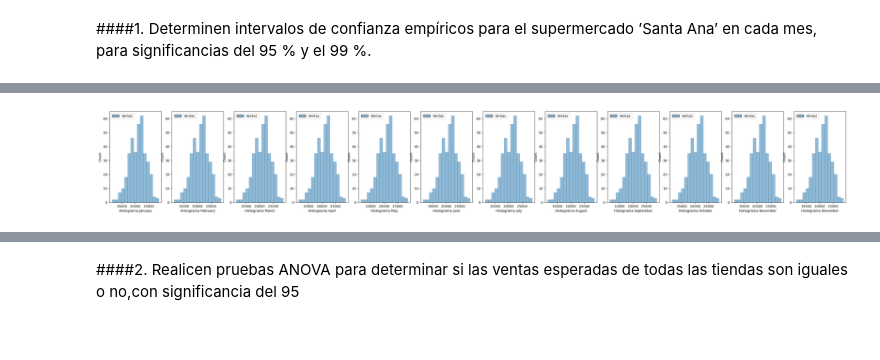
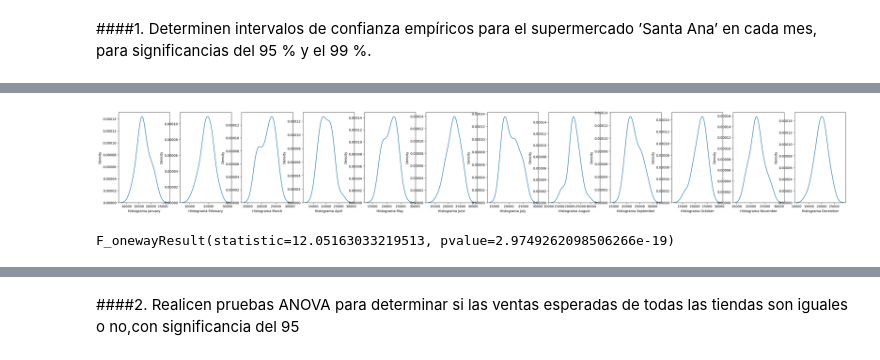
Before and after one commit to Yarrieta/PROBABILIDAD_Y_ESTADISTICA_IA, a Jupyter notebook: hypothesis_test.ipynb, the cells around one changed output, grey strips where cells are left out. Drawn from its saved outputs; the diff is of its cells as text; code cells hidden in the pictures.

```diff
--- a/hypothesis_test.ipynb
+++ b/hypothesis_test.ipynb
@@ -214,0 +222,3 @@ Cantidad total de registros: 365
+# %%
+df_santa_ana = data_combined["Ventas Santa Ana"]
+df_santa_ana.head()
@@ -215,8 +234,4 @@ Cantidad total de registros: 365
 # %%
-import calendar
-import seaborn as sns
-import matplotlib.pyplot as plt
-
 NUMBER_OF_MONTHS = 12
 
 ci_empiric = {
@@ -227,37 +242,41 @@ ci_empiric = {
     "99.7%": []
 }
 
-df_santa_ana_by_month = []
+df_by_month = []
 
 fig, axs = plt.subplots(nrows=1, ncols=NUMBER_OF_MONTHS)
 for i in range(NUMBER_OF_MONTHS):
-    month_data = df_santa_ana["Ventas"].iloc[df_santa_ana.index.month == i+1]
+    month_data = df_santa_ana.iloc[df_santa_ana.index.month == i+1]
     ci_empiric["month"].append(calendar.month_name[i+1])
     month_mean = month_data.mean()
     month_std = month_data.std()
     ci_empiric["mean"].append(month_mean)
     ci_empiric["std_dev"].append(month_std)
     ci_empiric["95%"].append((month_mean - 2*month_std, month_mean + 2*month_std))
     ci_empiric["99.7%"].append((month_mean - 3*month_std, month_mean + 3*month_std))
-    sns.histplot(data=df_santa_ana, ax=axs[i])
+    sns.kdeplot(data=month_data, ax=axs[i])
     axs[i].set_xlabel("Histograma " + calendar.month_name[i+1])
-    df_santa_ana_by_month.append(month_data)
+    df_by_month.append(month_data)
 
-ci_empiric_df_santa_ana = pd.DataFrame.from_dict(ci_empiric)
-display(ci_empiric_df_santa_ana)
+ci_empiric_df = pd.DataFrame.from_dict(ci_empiric)
+display(ci_empiric_df)
 fig.set_size_inches(40, 5)
 # %% [output]
 |  | month | mean | std_dev | 95% | 99.7% |
 | 0 | January | 17080.033021 | 2691.991701 | (11696.049618889587, 22464.016423... | (9004.057917689217, 25156.0081248... |
 | 1 | February | 19161.388438 | 3370.833041 | (12419.722354589092, 25903.054520... | (9048.889313133635, 29273.8875618... |
 | 2 | March | 21986.340047 | 2631.834274 | (16722.67149790814, 27250.0085956... | (14090.837223475119, 29881.842870... |
 | 3 | April | 20059.823372 | 2543.818975 | (14972.185421952898, 25147.461322... | (12428.366446929349, 27691.280297... |
 | 4 | May | 21220.437810 | 2385.686775 | (16449.064260012776, 25991.811359... | (14063.377485180452, 28377.498134... |
 | 5 | June | 22295.229575 | 2585.169159 | (17124.891257859104, 27465.567892... | (14539.722099288654, 30050.737050... |
 | 6 | July | 20858.711828 | 2624.624809 | (15609.462210415935, 26107.961446... | (12984.837401430355, 28732.586255... |
 | 7 | August | 21951.956076 | 2809.589937 | (16332.77620214385, 27571.1359501... | (13523.18626515126, 30380.7258871... |
 | 8 | September | 22908.471373 | 2727.945127 | (17452.581118966584, 28364.361627... | (14724.635991949872, 31092.306754... |
 | 9 | October | 22174.217918 | 2623.927731 | (16926.36245626671, 27422.0733798... | (14302.434725367802, 30046.001110... |
 | 10 | November | 22229.783252 | 2458.327324 | (17313.128604074212, 27146.437900... | (14854.801279944648, 29604.765224... |
 | 11 | December | 19898.382396 | 2491.581125 | (14915.220146210006, 24881.544646... | (12423.63902125049, 27373.1257710... |
-[figure, old version]
+[figure, new version]
+# %%
+stats.f_oneway(*df_by_month)
+# %% [output]
+F_onewayResult(statistic=12.05163033219513, pvalue=2.9749262098506266e-19)
```
Also changed, not shown: parts of 11 cells of this notebook.
